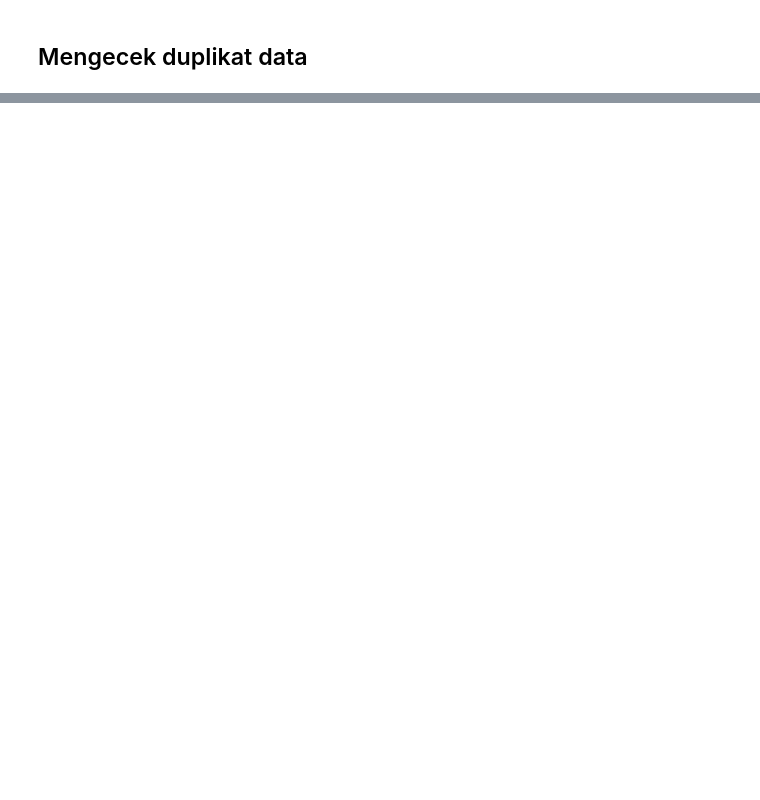
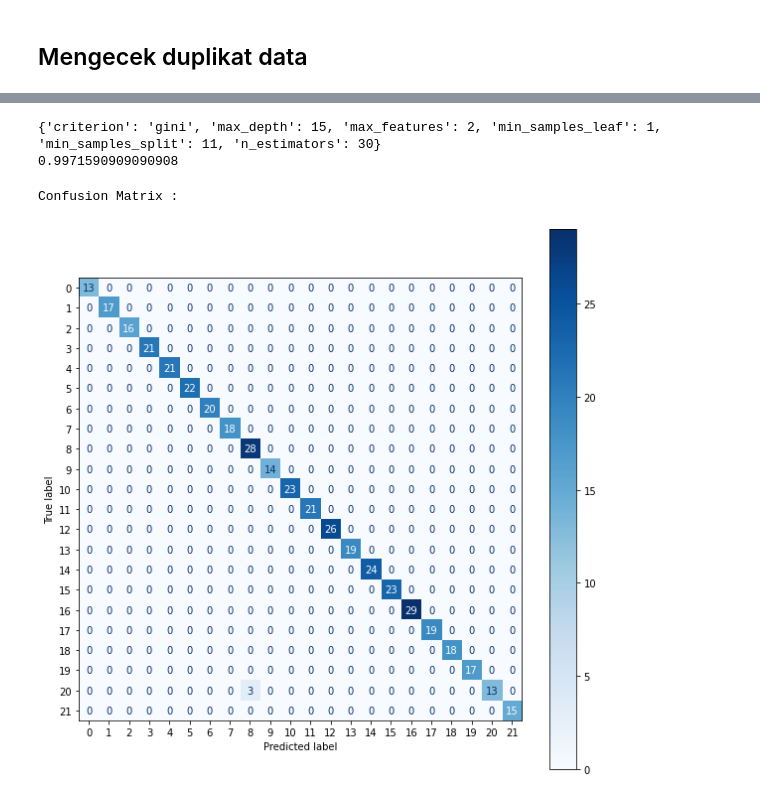
Before and after one commit to wiwekapremana/system-recommendation-crop, a Jupyter notebook: System_Recommendation_Crop.ipynb, the cells around one changed output, grey strips where cells are left out. Drawn from its saved outputs; the diff is of its cells as text; code cells hidden in the pictures; blank space fills up the shorter version.

Commit message:
Penambahan modeling dan evaluation

```diff
--- a/System_Recommendation_Crop.ipynb
+++ b/System_Recommendation_Crop.ipynb
@@ -192,0 +304,6 @@ print(check_duplicates)
+# %%
+#Splitting the data into input and output
+X = crop_df.iloc[:,:-2]
+y = crop_df.Encoded_label
+# %%
+X_train, X_test, y_train, y_test = train_test_split(X, y, test_size = 0.2, random_state =2)
@@ -192,0 +370,6 @@ print(check_duplicates)
+# %%
+#initializing the model and fitting for train data
+rand = RandomForestClassifier()
+pred_rand = rand.fit(X_train,y_train).predict(X_test)
+acc_rand = accuracy_score(y_test,pred_rand)
+acc_rand
@@ -192,0 +382,10 @@ print(check_duplicates)
+# %%
+#selecting parameters using GridSearchCV
+param = {'n_estimators':range(10,50,10),
+         'criterion':['gini'],
+         'max_depth':range(1,20,2),
+         'max_features':[1,2,3],
+         'min_samples_leaf':range(1,10,2),
+         'min_samples_split':range(1,40,10)}
+grid_rand = GridSearchCV(rand,param,cv=5,n_jobs=-1,verbose=1)
+grid_rand.fit(X_train,y_train)
@@ -192,0 +418,16 @@ print(check_duplicates)
+# %%
+print(grid_rand.best_params_)
+print(grid_rand.best_score_)
+# %% [output]
+{'criterion': 'gini', 'max_depth': 15, 'max_features': 2, 'min_samples_leaf': 1, 'min_samples_split': 11, 'n_estimators': 30}
+0.9971590909090908
+# %%
+#predicting for test data and plotting confusion matrix
+pred_rand = grid_rand.predict(X_test)
+print('Confusion Matrix : \n')
+fig, ax = plt.subplots(figsize=(10,10))
+plot_confusion_matrix(grid_rand,X_test,y_test,ax=ax,cmap=plt.cm.Blues)
+plt.show()
+# %% [output]
+Confusion Matrix :
+[figure, added]
```
Also changed, not shown: parts of 37 cells of this notebook.
